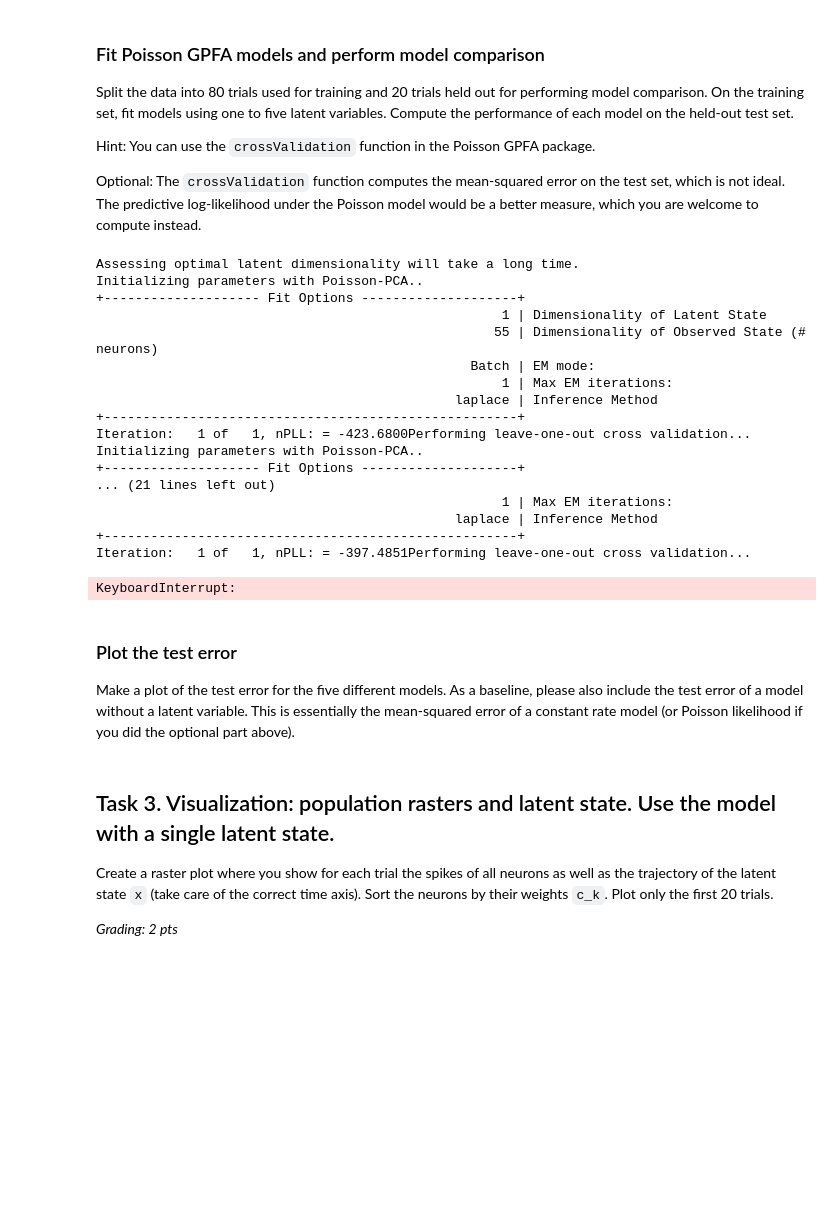
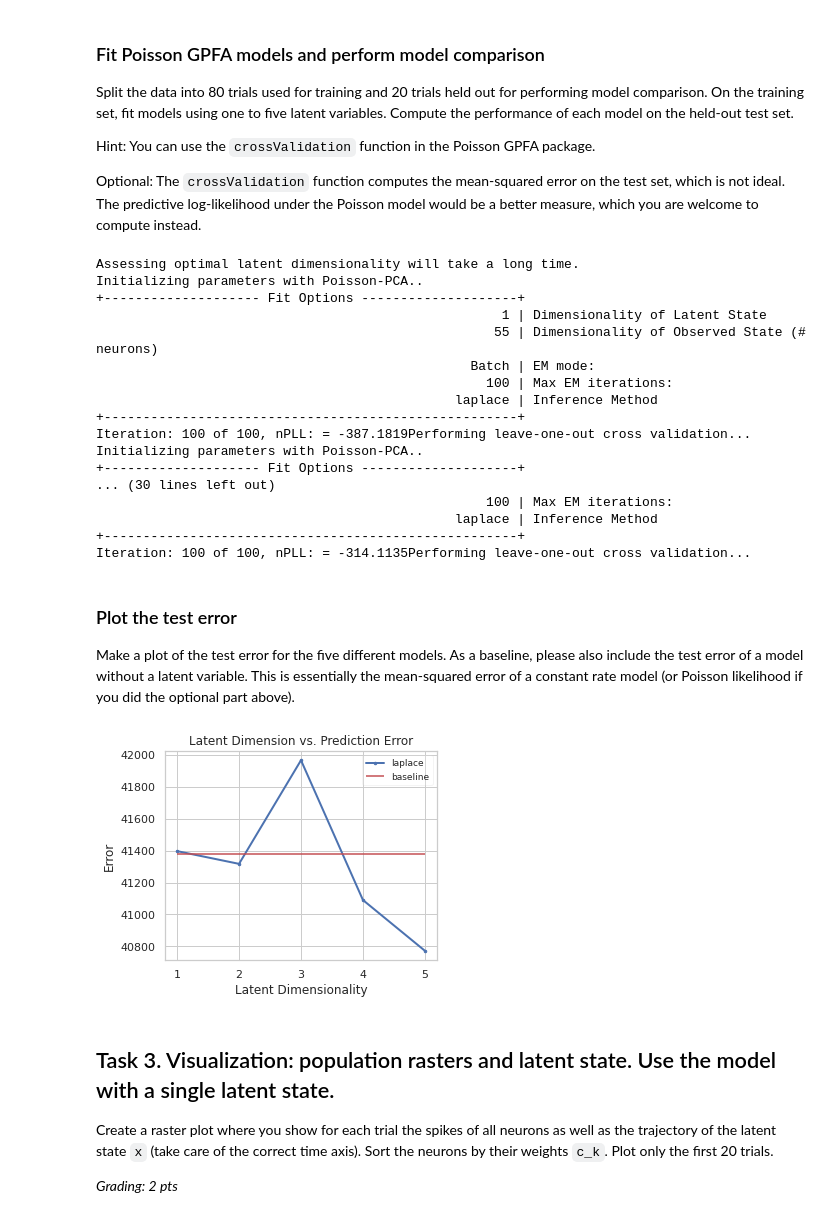
Before and after one commit to Vanessa-Ts/neuralDS, a Jupyter notebook: Ex8/notebooks/CodingLab8.ipynb, the cells around one changed output. Cells and saved outputs as stored; diff of their text form; code cells hidden in the pictures; blank space fills up the shorter version.

```diff
--- a/Ex8/notebooks/CodingLab8.ipynb
+++ b/Ex8/notebooks/CodingLab8.ipynb
@@ -286,7 +286,8 @@ fitModels = util.crossValidation(
     numTrainingTrials= 80,
     numTestTrials=20,
     maxXdim=5,
-    maxEMiter=10,
+    maxEMiter=100,
+    inferenceMethod='laplace',
     learningMethod='batch'
 )
 # %% [output]
@@ -296,18 +297,17 @@ Initializing parameters with Poisson-PCA..
                                                     1 | Dimensionality of Latent State
                                                    55 | Dimensionality of Observed State (# neurons)
                                                 Batch | EM mode:
-                                                    1 | Max EM iterations:
+                                                  100 | Max EM iterations:
                                               laplace | Inference Method
 +-----------------------------------------------------+
-Iteration:   1 of   1, nPLL: = -423.6800Performing leave-one-out cross validation...
+Iteration: 100 of 100, nPLL: = -387.1819Performing leave-one-out cross validation...
 Initializing parameters with Poisson-PCA..
 +-------------------- Fit Options --------------------+
-... (21 lines left out)
-                                                    1 | Max EM iterations:
+... (30 lines left out)
+                                                  100 | Max EM iterations:
                                               laplace | Inference Method
 +-----------------------------------------------------+
-Iteration:   1 of   1, nPLL: = -397.4851Performing leave-one-out cross validation...
+Iteration: 100 of 100, nPLL: = -314.1135Performing leave-one-out cross validation...
-KeyboardInterrupt:
 # %% [markdown]
 ### Plot the test error
 
@@ -317,3 +315,28 @@ Make a plot of the test error for the five different models. As a baseline, plea
+# %%
+# baseline model error (no latent variable)
+# 'Y' stores the spike counts with trial id
+baseline = np.zeros((data.numTrials, data.ydim, data.data[0]['Y'].shape[1]))
+for i,t in enumerate(data.data):
+    baseline[i,:,:] = t['Y']
+
+train_ = baseline[0:80,:,:]
+test_ = baseline[80:,:,:]
+
+mean_error = np.mean(train_, axis=0)
+base_error = ((mean_error-test_)**2).sum()
+# %%
+# insert your code here (1 pt)
+plt.figure(figsize=(5,4))
+plt.plot(np.arange(1,fitModels.maxXdim+1),fitModels.errs,'b.-',markersize=5,linewidth=2, label=str(fitModels.inferenceMethod))
+plt.hlines(base_error,xmin=1,xmax=5,color='r',label='baseline')
+plt.legend(fontsize=9,framealpha=0.2)
+plt.xlabel('Latent Dimensionality')
+plt.ylabel('Error')
+plt.title('Latent Dimension vs. Prediction Error')
+plt.grid(which='both')
+plt.tight_layout()
+# %% [output]
+[figure, added]
 # %% [markdown]
 ## Task 3. Visualization: population rasters and latent state. Use the model with a single latent state.
 
```
Also changed, not shown: parts of 2 cells of this notebook.
